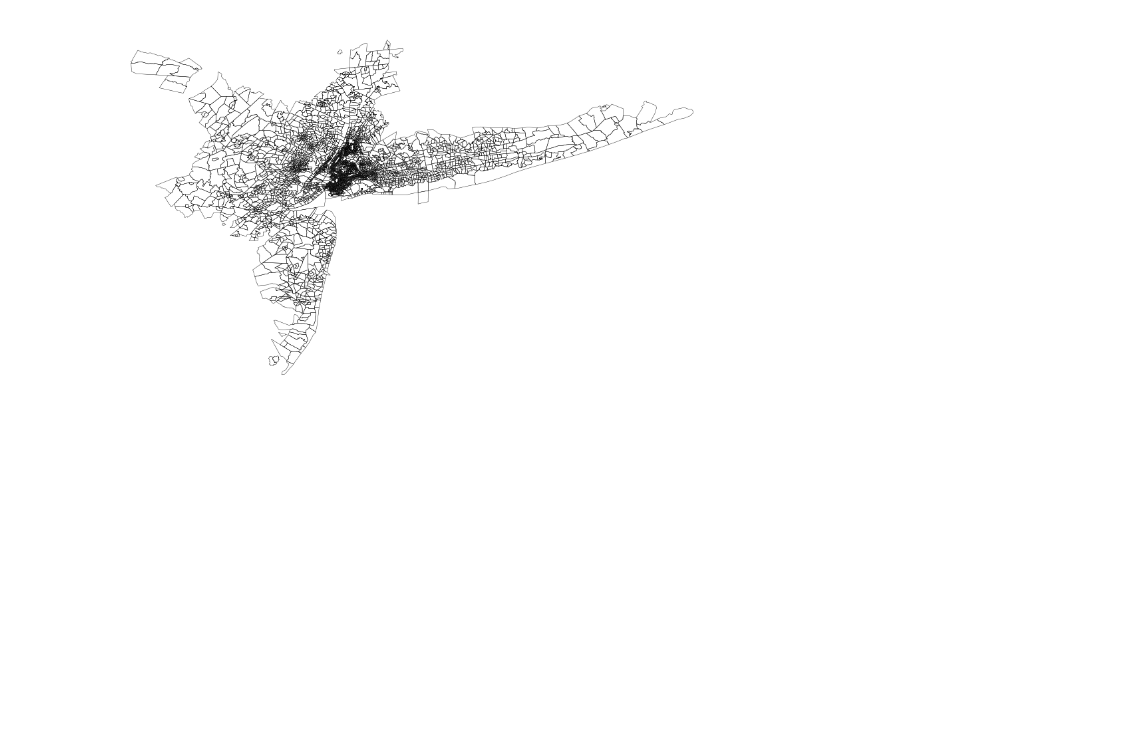
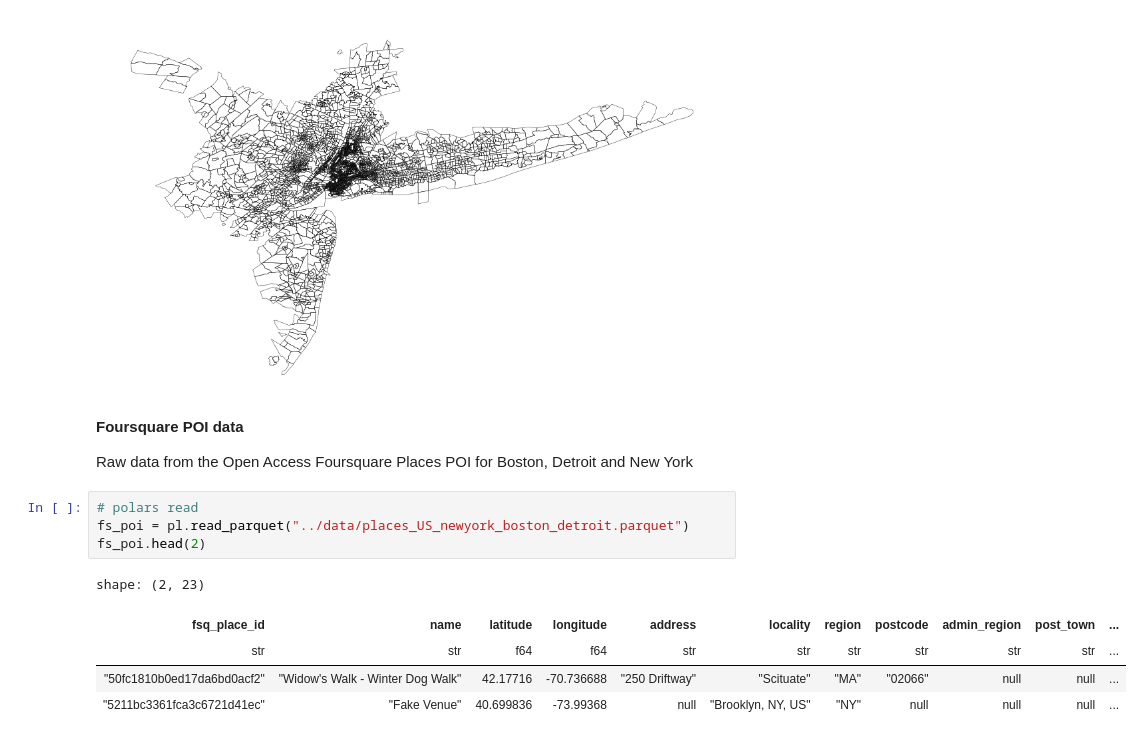
Before and after one commit to sandorjuhasz/twitter_thesis, a Jupyter notebook: code/data_showroom.ipynb, the cells around one changed output. Drawn from its saved outputs; the diff is of its cells as text; blank space fills up the shorter version.

Commit message:
FS data head -- added

```diff
--- a/code/data_showroom.ipynb
+++ b/code/data_showroom.ipynb
@@ -93,3 +94,17 @@ Right CRS: EPSG:4269
  np.float64(39.40552965),
  np.float64(41.59671535))
 [figure]
+# %% [markdown]
+**Foursquare POI data**
+
+Raw data from the Open Access Foursquare Places POI for Boston, Detroit and New York
+# %%
+# polars read
+fs_poi = pl.read_parquet("../data/places_US_newyork_boston_detroit.parquet")
+fs_poi.head(2)
+# %% [output]
+shape: (2, 23)
+| fsq_place_id | name | latitude | longitude | address | locality | region | postcode | admin_region | post_town | ... |
+| str | str | f64 | f64 | str | str | str | str | str | str | ... |
+| "50fc1810b0ed17da6bd0acf2" | "Widow's Walk - Winter Dog Walk" | 42.17716 | -70.736688 | "250 Driftway" | "Scituate" | "MA" | "02066" | null | null | ... |
+| "5211bc3361fca3c6721d41ec" | "Fake Venue" | 40.699836 | -73.99368 | null | "Brooklyn, NY, US" | "NY" | null | null | null | ... |
```
Also changed, not shown: parts of 1 cell of this notebook.
